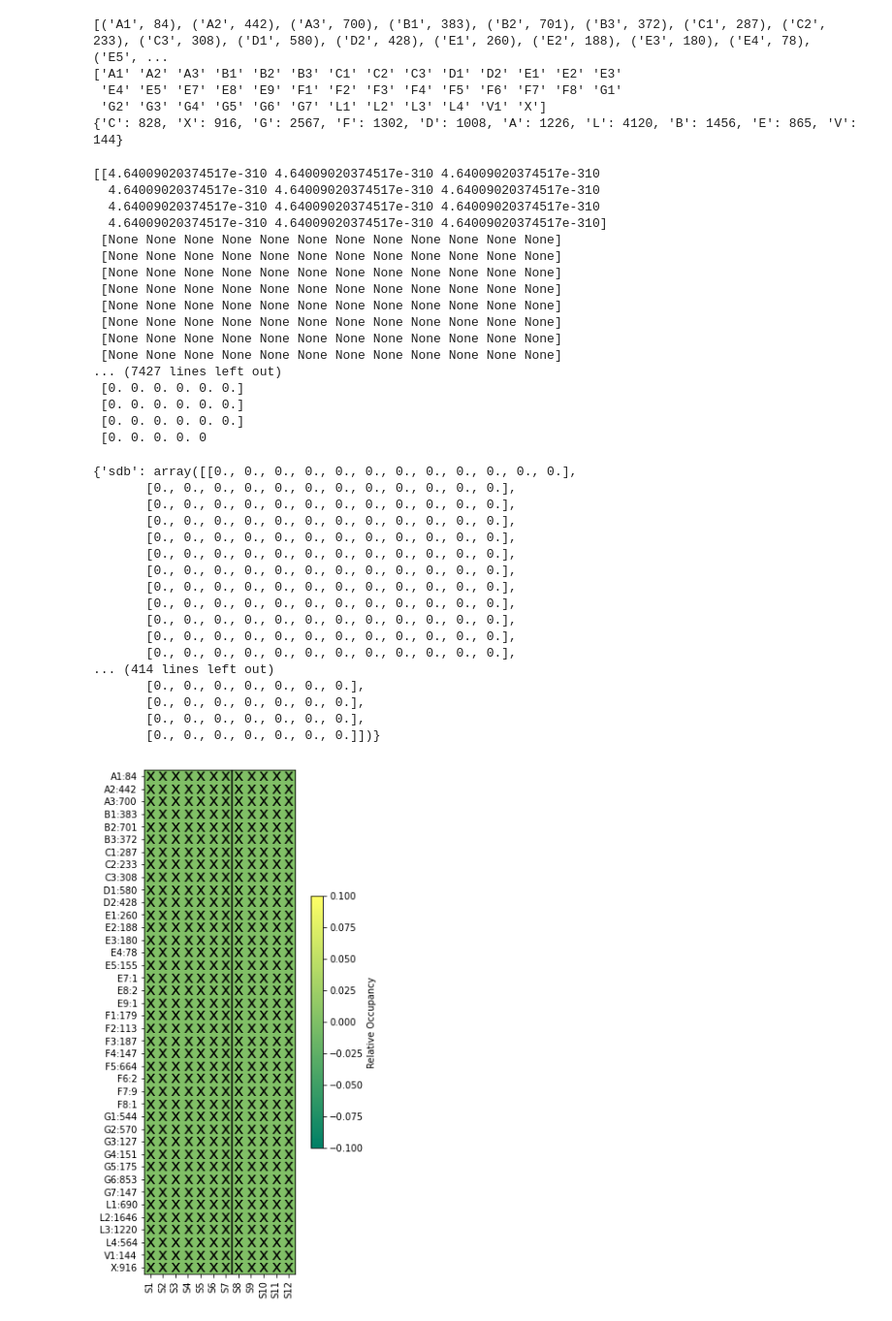
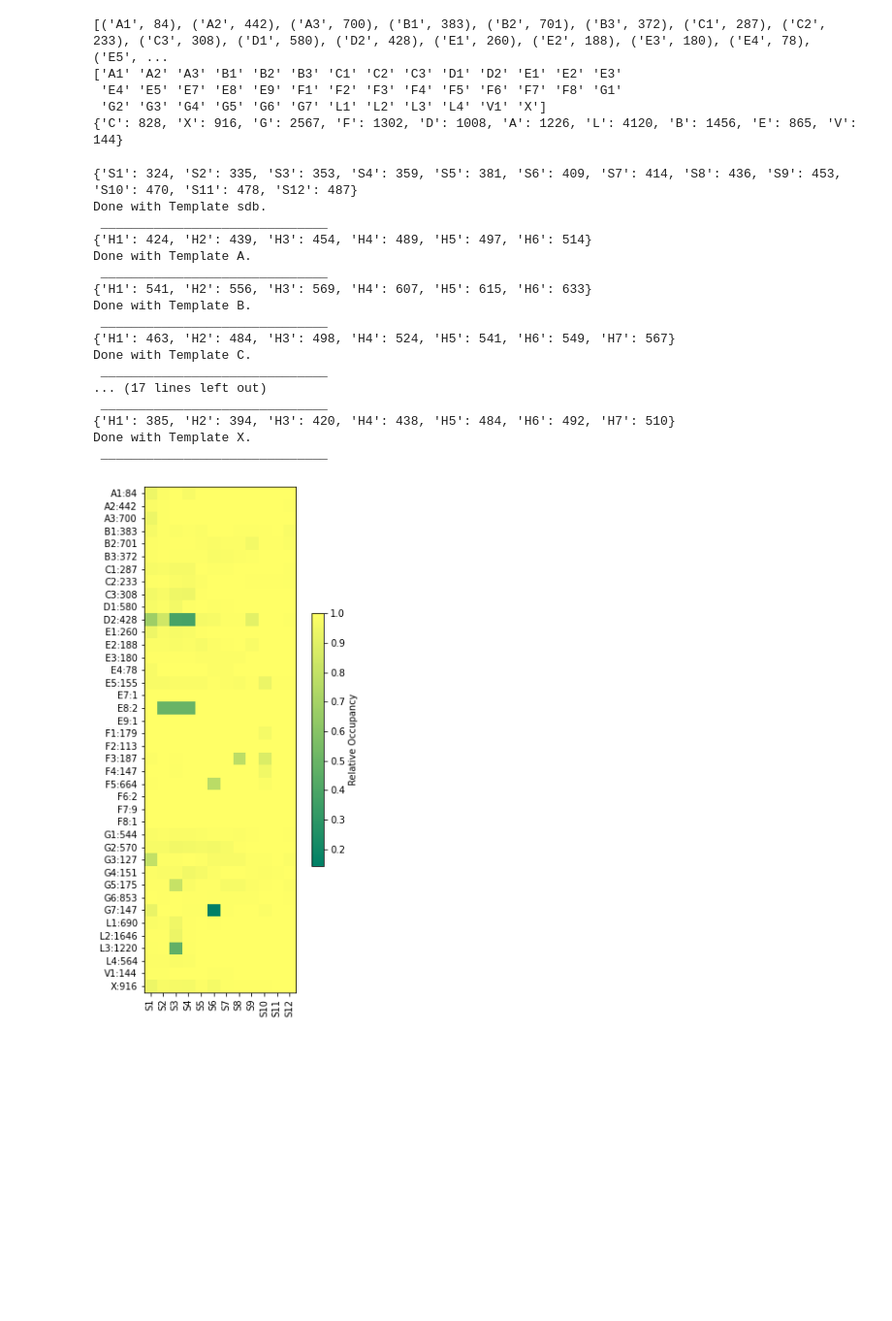
Before and after one commit to FloSeu/GAIN-GRN, a Jupyter notebook: template_testing.ipynb, the cells around one changed output. Shown at 97% size. Drawn from its saved outputs; the diff is of its cells as text; code cells hidden in the pictures; blank space fills up the shorter version.

Commit message:
figures for template evaluation included.

```diff
--- a/template_testing.ipynb
+++ b/template_testing.ipynb
@@ -59,7 +59,7 @@ precalc_anchor_dict = sse_func.make_anchor_dict(precalc_anchors, 3425)"""
 'precalc_anchors = [ 662, 1194, 1912, 2490, 2848, 3011, 3073, 3260, #H1-H8\n            3455, 3607, 3998, 4279, 4850, 5339, #5341 S1-S6, S7 REMOVED!\n            5413, 5813, 6337, 6659, 6696, 6765, 68 ...
 # %%
 # In addition to the collection, we need the corresponding PDB files.
-valid_collection = pd.read_pickle("valid_collection.pkl")
+valid_collection = pd.read_pickle("../valid_collection.pkl")
 allpdbs = glob.glob('../all_pdbs/*.pdb')
 # %%
 # Get the Data for the initially selected templates
@@ -642,6 +629,7 @@ for t_id in template_ids:
     t_quality = template_quality[t_id]
     t_folder = templates[t_id][-1]
     n_anch = len(t_anchors.keys())
+    print(t_anchors)
     anchor_index = {k:i for i, k in enumerate(t_anchors.keys())}
     assigned_anchor_freq = np.zeros(shape=(len(receptors),n_anch))
     all_anchor_averages = np.full(shape=(y,n_anch), fill_value=None)
@@ -657,7 +645,7 @@ for t_id in template_ids:
         for key, val in element_occupation.items():
             assigned_anchor_freq[fam_idx, anchor_index[key]] = float(val)/len(gain_subset)
 
-        fam_distances, fam_matched_anchors = tf.gain_set_to_template(gain_subset, gain_idx_list, t_anchors, t_folder, penalty=None)#, debug=True)
+        fam_distances, fam_matched_anchors = tf.gain_set_to_template(gain_subset, gain_idx_list, t_anchors, t_folder, penalty=None, debug=False)
         #print(fam_distances, fam_matched_anchors)
         #schwabbel
         mean_dist = np.empty(shape=(n_anch))
@@ -670,8 +658,8 @@ for t_id in template_ids:
                 occ[j] = round(np.count_nonzero(fam_distances[:,j])/len(gain_idx_list), 3)
         all_anchor_averages[fam_idx,:] = mean_dist #np.mean(fam_distances, axis=0)
         all_anchor_occupancy[fam_idx,:] = occ
-        print(all_anchor_averages)
-        print(all_anchor_occupancy)
+        #print(all_anchor_averages)
+        #print(all_anchor_occupancy)
     print(f"Done with Template {t_id}.\n", "_"*30)
 
     t_distances[t_id] = all_anchor_averages
@@ -680,63 +668,45 @@ for t_id in template_ids:
         #reordered_t_distances, t_cluster_intervals, reordered_t_names = cluster_k_means(fam_distances, gain_subset, 9)
         #plot_pca(reordered_t_distances, t_cluster_intervals, n_components=2, plot3D=False, name=f'PCA_ADGR{fam_string}')
 # %% [output]
-[[4.64009020374517e-310 4.64009020374517e-310 4.64009020374517e-310
-  4.64009020374517e-310 4.64009020374517e-310 4.64009020374517e-310
-  4.64009020374517e-310 4.64009020374517e-310 4.64009020374517e-310
-  4.64009020374517e-310 4.64009020374517e-310 4.64009020374517e-310]
- [None None None None None None None None None None None None]
- [None None None None None None None None None None None None]
- [None None None None None None None None None None None None]
- [None None None None None None None None None None None None]
- [None None None None None None None None None None None None]
- [None None None None None None None None None None None None]
- [None None None None None None None None None None None None]
- [None None None None None None None None None None None None]
-... (7427 lines left out)
- [0. 0. 0. 0. 0. 0.]
- [0. 0. 0. 0. 0. 0.]
- [0. 0. 0. 0. 0. 0.]
- [0. 0. 0. 0. 0
+{'S1': 324, 'S2': 335, 'S3': 353, 'S4': 359, 'S5': 381, 'S6': 409, 'S7': 414, 'S8': 436, 'S9': 453, 'S10': 470, 'S11': 478, 'S12': 487}
+Done with Template sdb.
+ ______________________________
+{'H1': 424, 'H2': 439, 'H3': 454, 'H4': 489, 'H5': 497, 'H6': 514}
+Done with Template A.
+ ______________________________
+{'H1': 541, 'H2': 556, 'H3': 569, 'H4': 607, 'H5': 615, 'H6': 633}
+Done with Template B.
+ ______________________________
+{'H1': 463, 'H2': 484, 'H3': 498, 'H4': 524, 'H5': 541, 'H6': 549, 'H7': 567}
+Done with Template C.
+ ______________________________
+... (17 lines left out)
+ ______________________________
+{'H1': 385, 'H2': 394, 'H3': 420, 'H4': 438, 'H5': 484, 'H6': 492, 'H7': 510}
+Done with Template X.
+ ______________________________
 # %%
-print(t_occupancies)
-
+# Plot the fit.
 for t_id in template_ids:
     t_anchors = template_anchors[t_id]
     n_anch = len(t_anchors.keys())
     t_anchor_freqs = t_occupancies[t_id]
 
     fig = plt.figure(figsize=[6,10], facecolor='w')
     #plt.yticks(ticks = range(ydim), labels= [f'ADGR{f}' for f in 'ABCDEFGLVX'])
+    plt.title(f"Template Match for : {t_id}")
     plt.yticks(ticks = range(len(r_list)), labels= [f'{i[0]}:{i[1]}' for i in r_list])
     plt.xticks(ticks = range(n_anch), labels=t_anchors.keys(), rotation=90)
     plt.imshow(t_anchor_freqs, cmap='summer')
     cbar = plt.colorbar(shrink=0.5)
     cbar.set_label('Relative Occupancy')
-    plt.vlines(6.5,-0.5,len(r_list)-0.5, color='k', linewidth=1.5)
     ydim = len(r_list)
     for y in range(ydim):
         for x in range(n_anch):
             if t_anchor_freqs[y,x] > 0.001:
                 pass
             else:
                 plt.text(x,y,'x', horizontalalignment='center', verticalalignment='center', fontsize=18,color='k')
     plt.savefig(f'{t_id}_occupancy.png', dpi=300)
 # %% [output]
-{'sdb': array([[0., 0., 0., 0., 0., 0., 0., 0., 0., 0., 0., 0.],
-       [0., 0., 0., 0., 0., 0., 0., 0., 0., 0., 0., 0.],
-       [0., 0., 0., 0., 0., 0., 0., 0., 0., 0., 0., 0.],
-       [0., 0., 0., 0., 0., 0., 0., 0., 0., 0., 0., 0.],
-       [0., 0., 0., 0., 0., 0., 0., 0., 0., 0., 0., 0.],
-       [0., 0., 0., 0., 0., 0., 0., 0., 0., 0., 0., 0.],
-       [0., 0., 0., 0., 0., 0., 0., 0., 0., 0., 0., 0.],
-       [0., 0., 0., 0., 0., 0., 0., 0., 0., 0., 0., 0.],
-       [0., 0., 0., 0., 0., 0., 0., 0., 0., 0., 0., 0.],
-       [0., 0., 0., 0., 0., 0., 0., 0., 0., 0., 0., 0.],
-       [0., 0., 0., 0., 0., 0., 0., 0., 0., 0., 0., 0.],
-       [0., 0., 0., 0., 0., 0., 0., 0., 0., 0., 0., 0.],
-... (414 lines left out)
-       [0., 0., 0., 0., 0., 0., 0.],
-       [0., 0., 0., 0., 0., 0., 0.],
-       [0., 0., 0., 0., 0., 0., 0.],
-       [0., 0., 0., 0., 0., 0., 0.]])}
-[figure, old version]
+[figure, new version]
```
Also changed, not shown: parts of 3 cells of this notebook, 12 other files.
